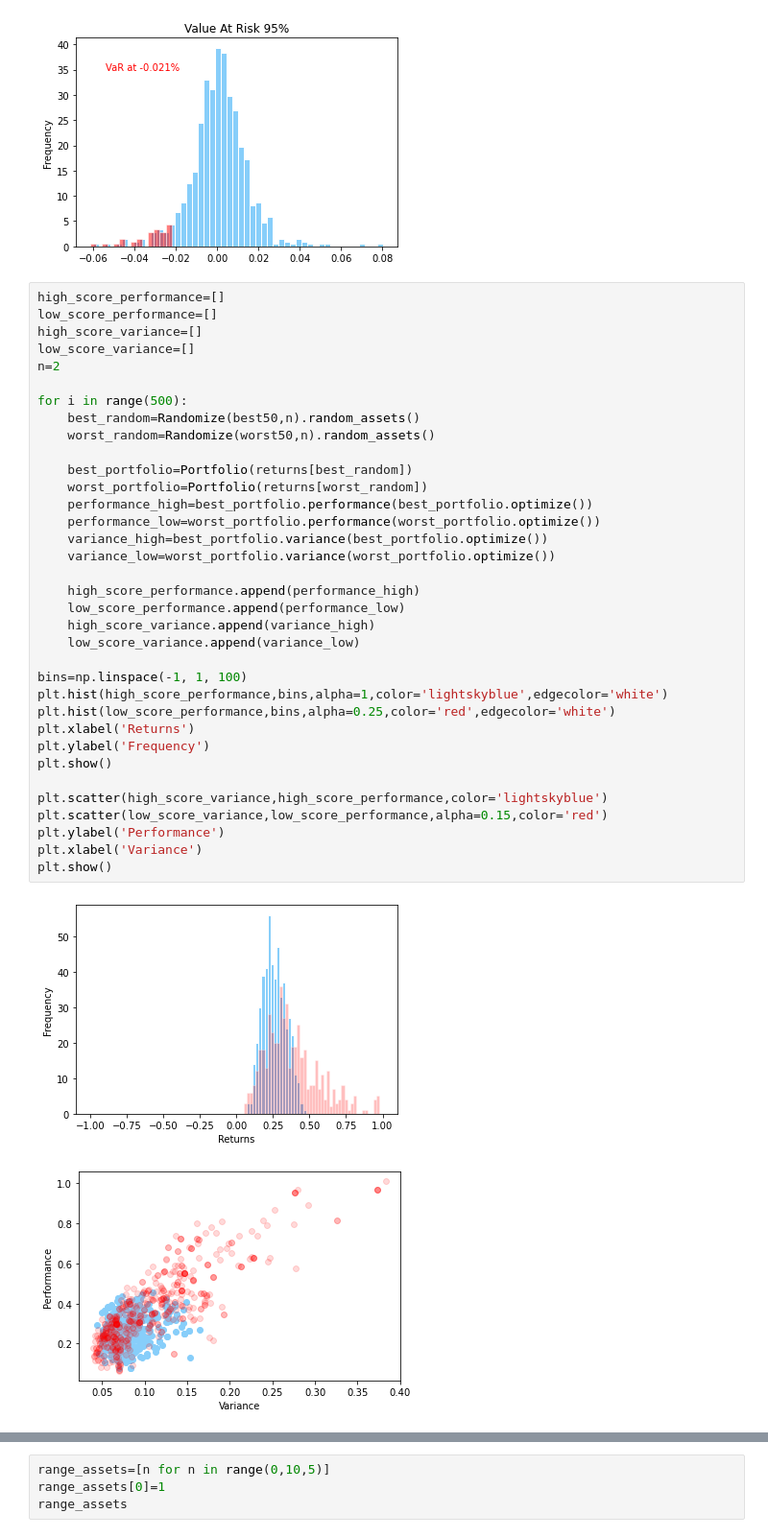
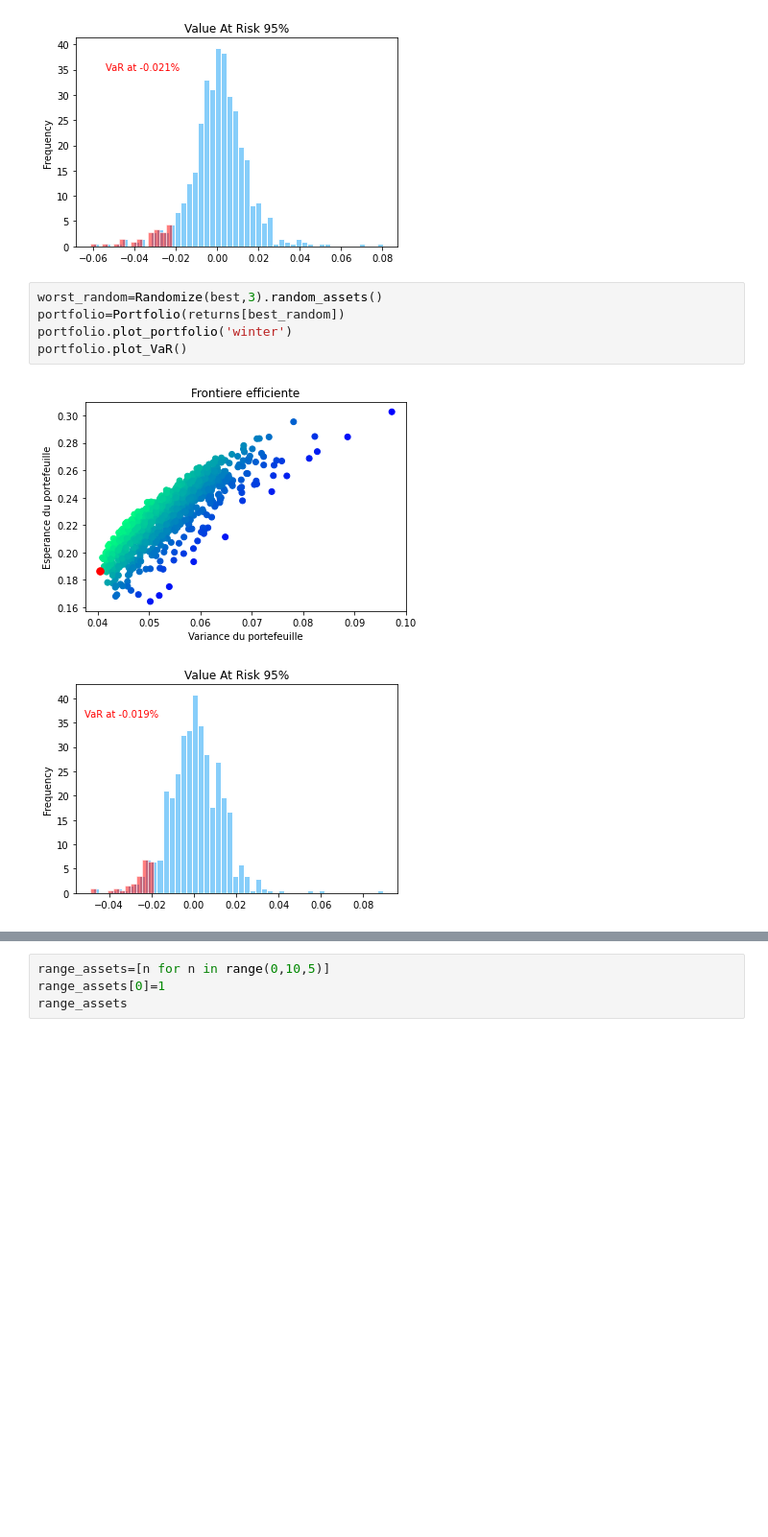
Before and after one commit to niroojane/ESG-Stock-Performance, a Jupyter notebook: ISR Performance .ipynb, the cells around one changed output, grey strips where cells are left out. Shown at 96% size. Cells and saved outputs as stored; diff of their text form; blank space fills up the shorter version.

```diff
--- a/ISR Performance .ipynb
+++ b/ISR Performance .ipynb
@@ -246,41 +262,11 @@ portfolio.plot_VaR()
 # %% [output]
 [figure]
 [figure]
-# %%
-high_score_performance=[]
-low_score_performance=[]
-high_score_variance=[]
-low_score_variance=[]
-n=2
-
-for i in range(500):
-    best_random=Randomize(best50,n).random_assets()
-    worst_random=Randomize(worst50,n).random_assets()
-
-    best_portfolio=Portfolio(returns[best_random])
-    worst_portfolio=Portfolio(returns[worst_random])
-    performance_high=best_portfolio.performance(best_portfolio.optimize())
-    performance_low=worst_portfolio.performance(worst_portfolio.optimize())
-    variance_high=best_portfolio.variance(best_portfolio.optimize())
-    variance_low=worst_portfolio.variance(worst_portfolio.optimize())
-
-    high_score_performance.append(performance_high)
-    low_score_performance.append(performance_low)
-    high_score_variance.append(variance_high)
-    low_score_variance.append(variance_low)
-
-bins=np.linspace(-1, 1, 100)
-plt.hist(high_score_performance,bins,alpha=1,color='lightskyblue',edgecolor='white')
-plt.hist(low_score_performance,bins,alpha=0.25,color='red',edgecolor='white')
-plt.xlabel('Returns')
-plt.ylabel('Frequency')
-plt.show()
-
-plt.scatter(high_score_variance,high_score_performance,color='lightskyblue')
-plt.scatter(low_score_variance,low_score_performance,alpha=0.15,color='red')
-plt.ylabel('Performance')
-plt.xlabel('Variance')
-plt.show()
-# %% [output]
-[figure, removed]
-[figure, removed]
+# %%
+worst_random=Randomize(best,3).random_assets()
+portfolio=Portfolio(returns[best_random])
+portfolio.plot_portfolio('winter')
+portfolio.plot_VaR()
+# %% [output]
+[figure, added]
+[figure, added]
```
Also changed, not shown: parts of 5 cells of this notebook.
